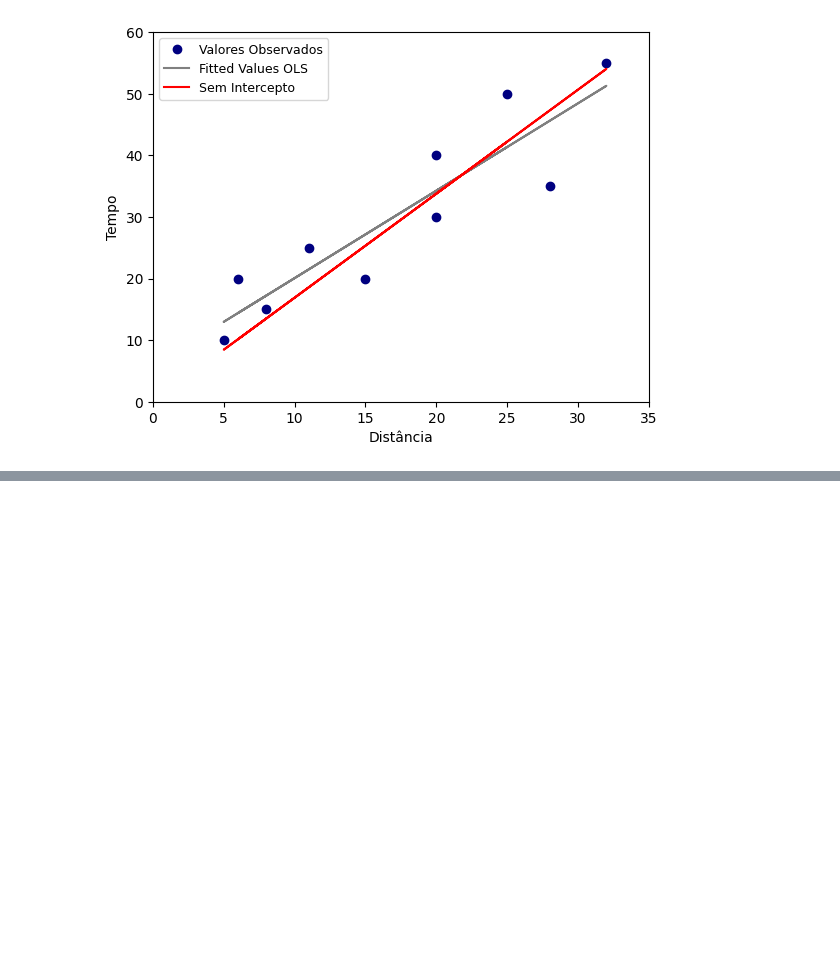
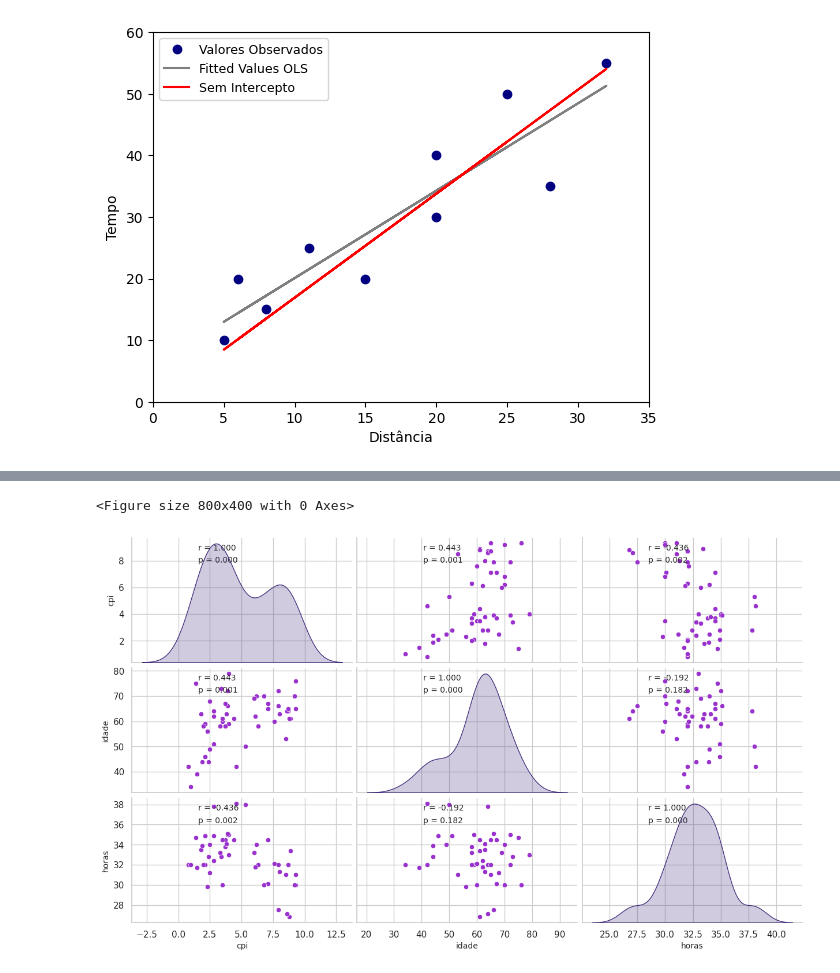
Before and after one commit to filipecarbonera/MBA_USP_Data_Science_Analytics, a Jupyter notebook: Análise de Regressão Simples e Múltipla/script_regressao_simples_e_multipla.ipynb, the cells around one changed output, grey strips where cells are left out. Cells and saved outputs as stored; diff of their text form; code cells hidden in the pictures; blank space fills up the shorter version.

```diff
--- a/Análise de Regressão Simples e Múltipla/script_regressao_simples_e_multipla.ipynb
+++ b/Análise de Regressão Simples e Múltipla/script_regressao_simples_e_multipla.ipynb
@@ -563,0 +768,23 @@ plt.show()
+# %%
+# Gráfico com distribuições das variáveis, scatters, valores das correlações e respectivas significâncias estatísticas.
+
+def corrfunc(x, y, **kws):
+    (r, p) = pearsonr(x, y)
+    ax = plt.gca()
+    ax.annotate("r = {:.3f}".format(r), xy=(.30, .9), xycoords=ax.transAxes, fontsize=10)
+    ax.annotate("p = {:.3f}".format(p), xy=(.30, .8), xycoords=ax.transAxes, fontsize=10)
+
+# Configuração do gráfico.
+sns.set(style="whitegrid", palette="viridis")
+
+plt.figure(figsize=(8,4))
+graph = sns.pairplot(df_paises, diag_kind="kde", plot_kws={"color": "darkorchid"}, height=2.5, aspect=1.7)
+graph.map(corrfunc)
+
+for ax in graph.axes.flat:
+    ax.set_xlabel(ax.get_xlabel(), fontsize=10)
+    ax.set_ylabel(ax.get_ylabel(), fontsize=10)
+plt.show()
+# %% [output]
+<Figure size 800x400 with 0 Axes>
+[figure, added]
```
Also changed, not shown: parts of 18 cells of this notebook, 2 other files.
